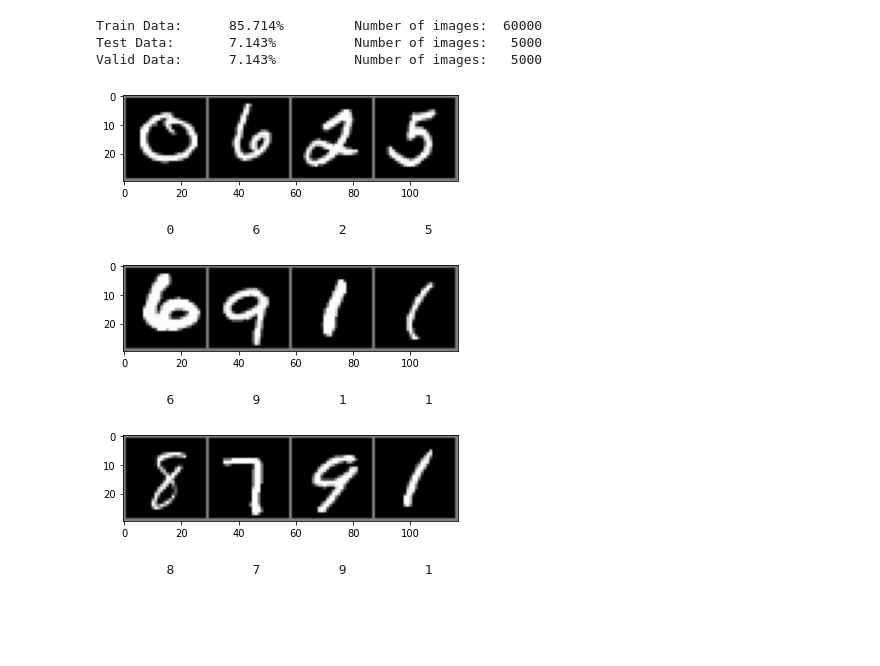
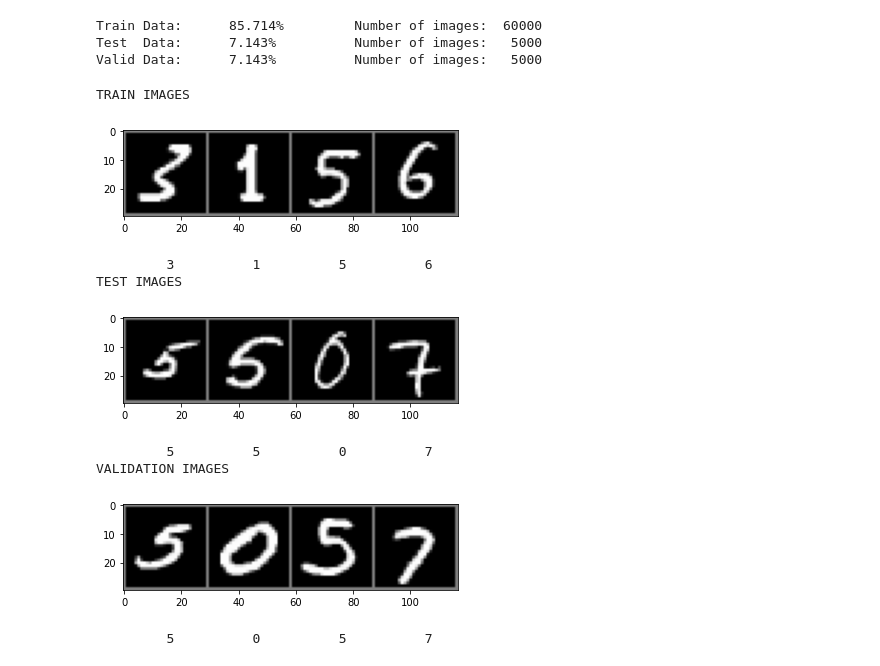
Before and after one commit to vircsinger625/Onlab_2020_2, a Jupyter notebook: Önlab_Mnist01.ipynb, the cells around one changed output. Drawn from its saved outputs; the diff is of its cells as text; code cells hidden in the pictures; blank space fills up the shorter version.

Commit message:
4 image draw from each data type in one cell

```diff
--- a/Önlab_Mnist01.ipynb
+++ b/Önlab_Mnist01.ipynb
@@ -110,48 +101,35 @@ Valid Data:      7.143%          Number of images:   5000
 # %%
 # get some random training images
 
 disImgs = 4
 
+print('TRAIN IMAGES')
 dataiter = iter(train_gen)
+images, labels = dataiter.next()
+imshow(torchvision.utils.make_grid(images[0:disImgs,:,:,:], nrow = 5, padding = 1))
+print(' '.join('%10s' % classes[labels[j]] for j in range(disImgs)))
 
-images, labels = dataiter.next()
+print('TEST IMAGES')
+dataiter_test = iter(test_gen)
+images, labels = dataiter_test.next()
+imshow(torchvision.utils.make_grid(images[0:disImgs,:,:,:], nrow = 5, padding = 1))
+print(' '.join('%10s' % classes[labels[j]] for j in range(disImgs)))
 
+print("VALIDATION IMAGES")
+dataiter_val = iter(val_gen)
+images, labels = dataiter_val.next()
 imshow(torchvision.utils.make_grid(images[0:disImgs,:,:,:], nrow = 5, padding = 1))
-# print labels
 print(' '.join('%10s' % classes[labels[j]] for j in range(disImgs)))
 # %% [output]
+TRAIN IMAGES
-[figure, old version]
+[figure, new version]
-         0          6          2          5
+         3          1          5          6
+TEST IMAGES
+[figure, added]
+         5          5          0          7
+VALIDATION IMAGES
+[figure, added]
+         5          0          5          7
-# %%
-# get some random training images
-
-disImgs = 4
-
-dataiter = iter(test_gen)
-
-images, labels = dataiter.next()
-
-imshow(torchvision.utils.make_grid(images[0:disImgs,:,:,:], nrow = 5, padding = 1))
-# print labels
-print(' '.join('%10s' % classes[labels[j]] for j in range(disImgs)))
-# %% [output]
-[figure, removed]
-         6          9          1          1
-# %%
-# get some random training images
-
-disImgs = 4
-
-dataiter = iter(val_gen)
-
-images, labels = dataiter.next()
-
-imshow(torchvision.utils.make_grid(images[0:disImgs,:,:,:], nrow = 5, padding = 1))
-# print labels
-print(' '.join('%10s' % classes[labels[j]] for j in range(disImgs)))
-# %% [output]
-[figure, removed]
-         8          7          9          1
 # %%
 #title Define model class
 
```
Also changed, not shown: parts of 4 cells of this notebook.
